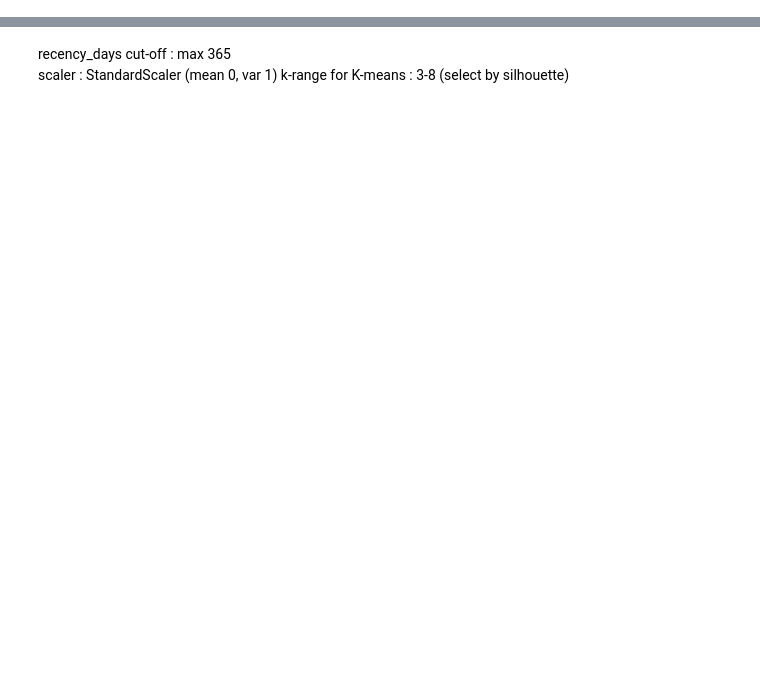
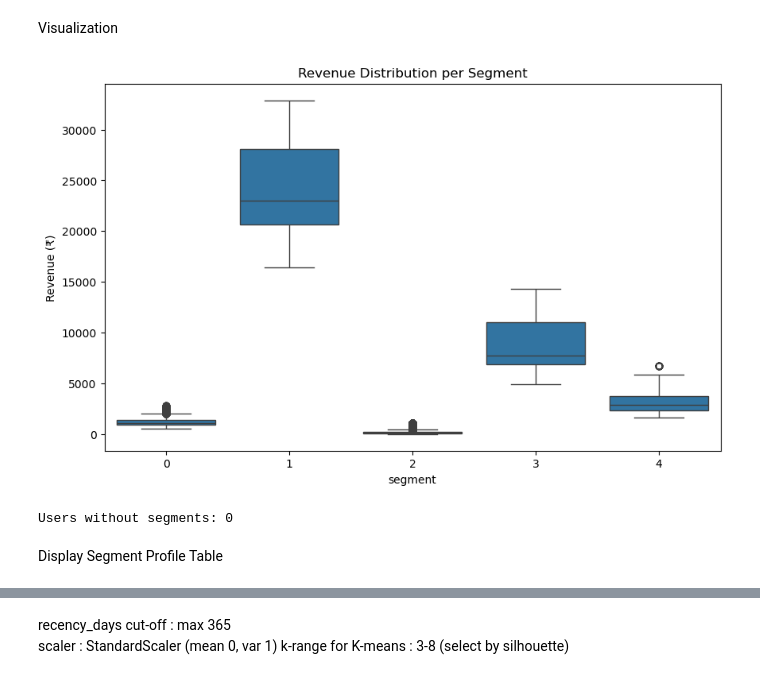
Before and after one commit to rupesh-koppuravuri/AIgnition_Hackathon, a Jupyter notebook: notebooks/03_eda_segmentation.ipynb, the cells around one changed output, grey strips where cells are left out. Cells and saved outputs as stored; diff of their text form; code cells hidden in the pictures; blank space fills up the shorter version.

Commit message:
COMPLETE: Segmentation with geo-monetary clustering

```diff
--- a/notebooks/03_eda_segmentation.ipynb
+++ b/notebooks/03_eda_segmentation.ipynb
@@ -30,0 +45,6 @@ RFM_scaled = scaler.fit_transform(FEATS[["recency_days","frequency","monetary_va
+# %%
+# ADD BEFORE CLUSTERING
+rfm_clean = rfm_clean.drop_duplicates(
+    subset=['recency_days', 'frequency', 'monetary_value']
+)
+print(f"Unique RFM profiles: {len(rfm_clean)}/{836214}")
@@ -30,0 +78,20 @@ RFM_scaled = scaler.fit_transform(FEATS[["recency_days","frequency","monetary_va
+# %%
+# MAP SEGMENTS TO ALL USERS
+from sklearn.neighbors import NearestNeighbors
+
+# 1. Recover full filtered set (836,214 users)
+rfm_filtered = rfm_nonzero.loc[outliers == 1].copy()
+
+# 2. Scale full filtered set using SAME scaler
+rfm_filtered_scaled = scaler.transform(rfm_filtered[['recency_days', 'frequency', 'monetary_value']])
+
+# 3. Find nearest unique profile
+nn = NearestNeighbors(n_neighbors=1).fit(rfm_scaled)
+_, indices = nn.kneighbors(rfm_filtered_scaled)
+
+# 4. Assign segments
+rfm_filtered['segment'] = rfm_clean.iloc[indices.flatten()]['segment'].values
+
+# 5. Update rfm_clean to full set
+rfm_clean = rfm_filtered
+print(f"✅ Segments assigned to {len(rfm_clean)} users")
@@ -30,0 +133,19 @@ RFM_scaled = scaler.fit_transform(FEATS[["recency_days","frequency","monetary_va
+# %% [markdown]
+Visualization
+# %%
+# REVENUE DISTRIBUTION VISUAL
+plt.figure(figsize=(10,6))
+sns.boxplot(data=rfm_clean, x='segment', y='monetary_value')
+plt.title("Revenue Distribution per Segment")
+plt.ylabel("Revenue (₹)")
+plt.savefig("segment_revenue.png")  # For hackathon deck
+plt.show()
+# %% [output]
+[figure, added]
+# %%
+print(f"Users without segments: {rfm_clean['segment'].isnull().sum()}")
+# Should be 0
+# %% [output]
+Users without segments: 0
+# %% [markdown]
+Display Segment Profile Table
```
Also changed, not shown: parts of 42 cells of this notebook.
